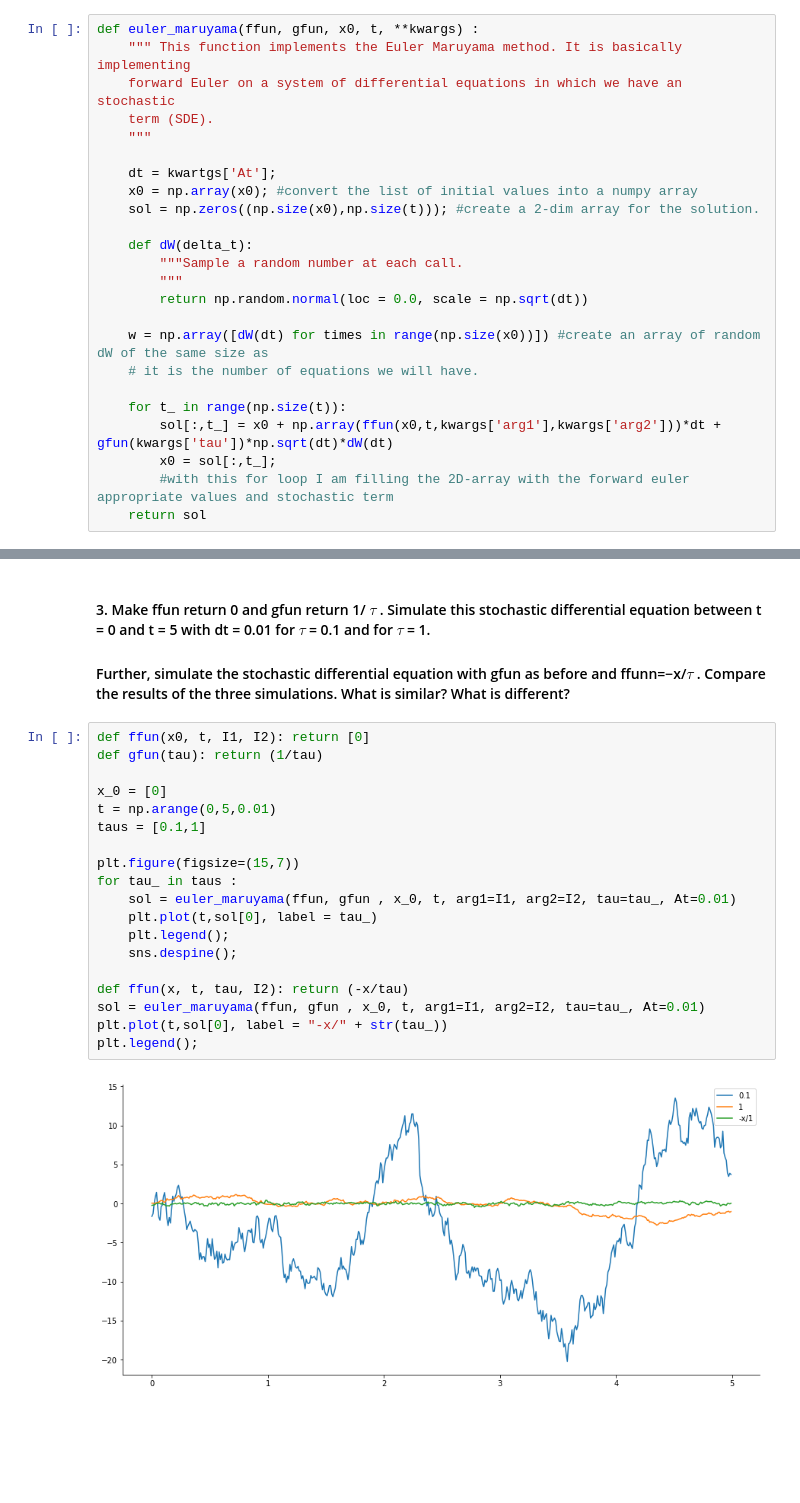
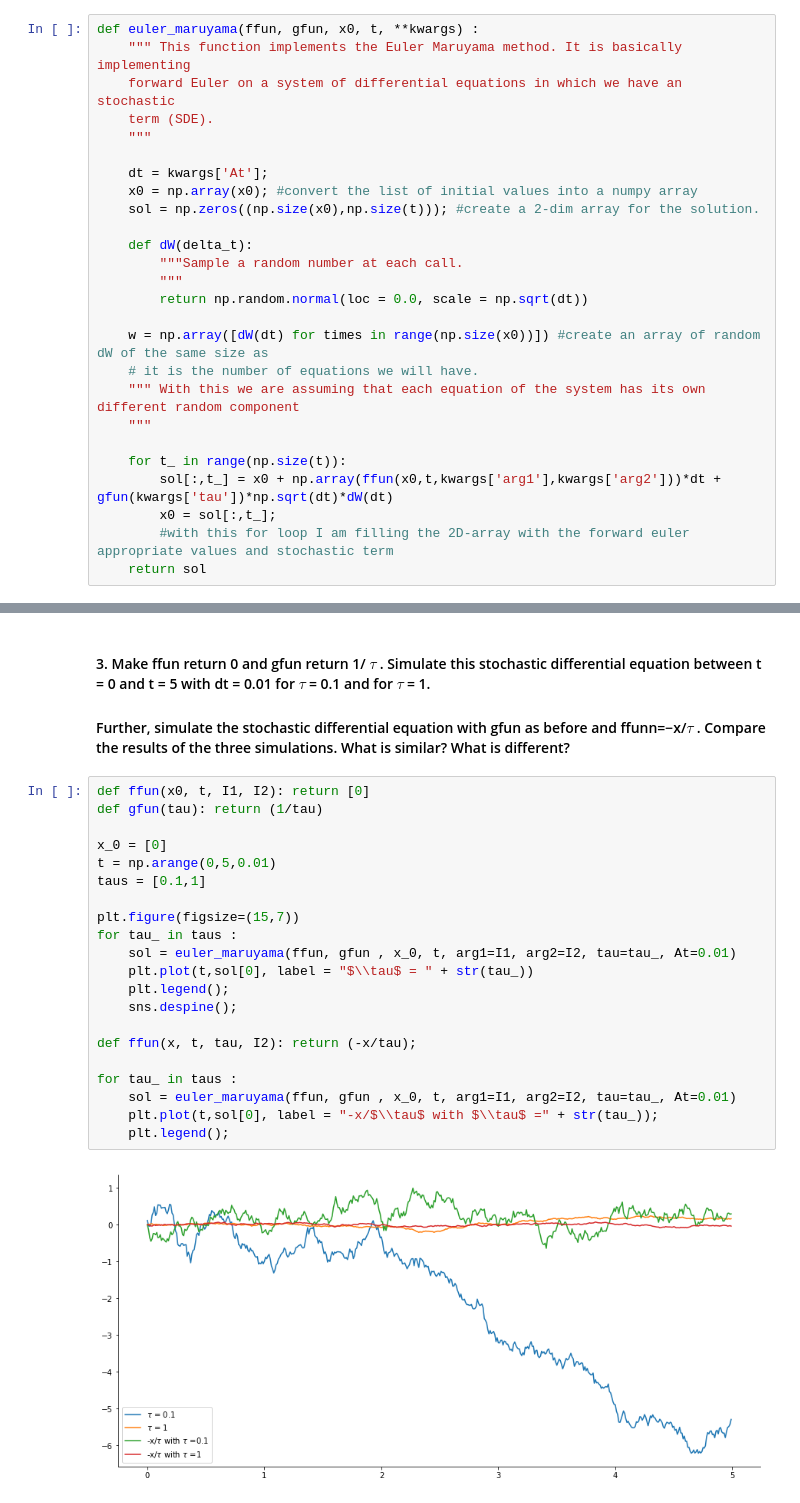
Before and after one commit to lauralopezgaldo/finalproject, a Jupyter notebook: PerceptualBistability.ipynb, the cells around one changed output, grey strips where cells are left out. Drawn from its saved outputs; the diff is of its cells as text; blank space fills up the shorter version.

```diff
--- a/PerceptualBistability.ipynb
+++ b/PerceptualBistability.ipynb
@@ -196,7 +196,7 @@ def euler_maruyama(ffun, gfun, x0, t, **kwargs) :
     term (SDE).
     """
 
-    dt = kwartgs['At'];
+    dt = kwargs['At'];
     x0 = np.array(x0); #convert the list of initial values into a numpy array
     sol = np.zeros((np.size(x0),np.size(t))); #create a 2-dim array for the solution.
 
@@ -207,6 +207,8 @@ def euler_maruyama(ffun, gfun, x0, t, **kwargs) :
 
     w = np.array([dW(dt) for times in range(np.size(x0))]) #create an array of random dW of the same size as
     # it is the number of equations we will have.
+    """ With this we are assuming that each equation of the system has its own different random component
+    """
 
     for t_ in range(np.size(t)):
         sol[:,t_] = x0 + np.array(ffun(x0,t,kwargs['arg1'],kwargs['arg2']))*dt + gfun(kwargs['tau'])*np.sqrt(dt)*dW(dt)
@@ -248,21 +250,23 @@ We can observe that we actually obtain the same result as before, because we are
 # %%
 def ffun(x0, t, I1, I2): return [0]
 def gfun(tau): return (1/tau)
 
 x_0 = [0]
 t = np.arange(0,5,0.01)
 taus = [0.1,1]
 
 plt.figure(figsize=(15,7))
 for tau_ in taus :
     sol = euler_maruyama(ffun, gfun , x_0, t, arg1=I1, arg2=I2, tau=tau_, At=0.01)
-    plt.plot(t,sol[0], label = tau_)
+    plt.plot(t,sol[0], label = "$\\tau$ = " + str(tau_))
     plt.legend();
     sns.despine();
 
-def ffun(x, t, tau, I2): return (-x/tau)
-sol = euler_maruyama(ffun, gfun , x_0, t, arg1=I1, arg2=I2, tau=tau_, At=0.01)
-plt.plot(t,sol[0], label = "-x/" + str(tau_))
-plt.legend();
+def ffun(x, t, tau, I2): return (-x/tau);
+
+for tau_ in taus :
+    sol = euler_maruyama(ffun, gfun , x_0, t, arg1=I1, arg2=I2, tau=tau_, At=0.01)
+    plt.plot(t,sol[0], label = "-x/$\\tau$ with $\\tau$ =" + str(tau_));
+    plt.legend();
 # %% [output]
-[figure, old version]
+[figure, new version]
```
Also changed, not shown: parts of 3 cells of this notebook.
